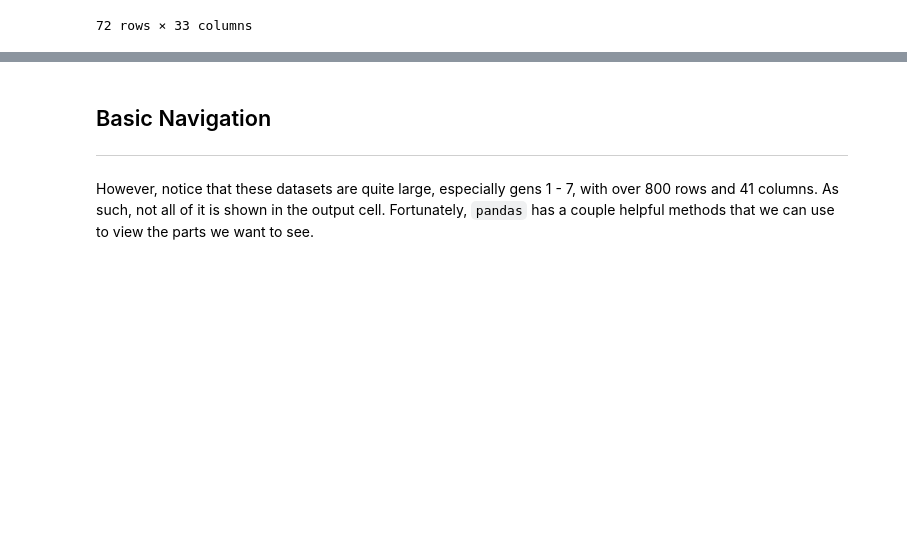
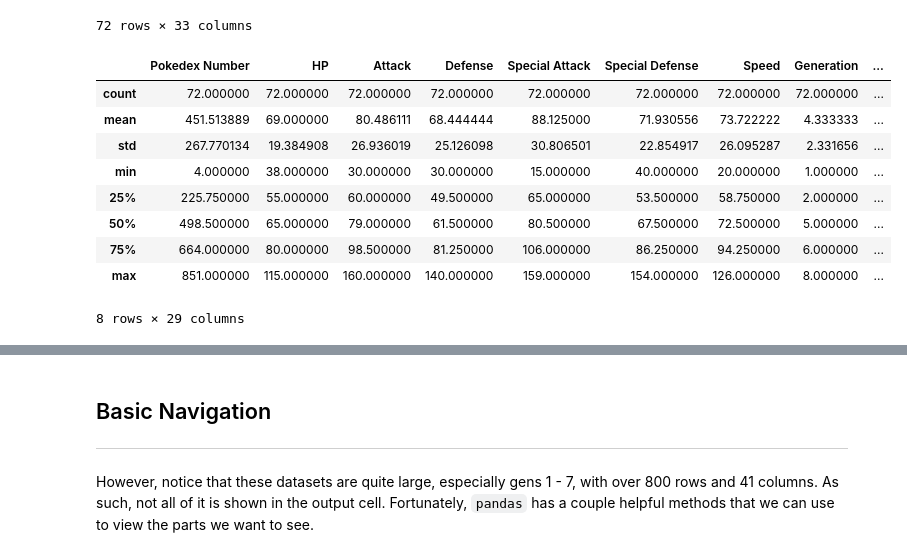
Before and after one commit to HackChart/data-analysis, a Jupyter notebook: Pokemon/pokemon_nb.ipynb, the cells around one changed output, grey strips where cells are left out. Cells and saved outputs as stored; diff of their text form; code cells hidden in the pictures; blank space fills up the shorter version.

```diff
--- a/Pokemon/pokemon_nb.ipynb
+++ b/Pokemon/pokemon_nb.ipynb
@@ -210,3 +210,16 @@ fire
 | 880 | 850 | Sizzlipede | Fire | Bug | 50 | 65 | 45 | 50 | 50 | ... |
 | 881 | 851 | Centiskorch | Fire | Bug | 100 | 115 | 65 | 90 | 90 | ... |
 72 rows × 33 columns
+# %%
+fire.describe()
+# %% [output]
+|  | Pokedex Number | HP | Attack | Defense | Special Attack | Special Defense | Speed | Generation | ... |
+| count | 72.000000 | 72.000000 | 72.000000 | 72.000000 | 72.000000 | 72.000000 | 72.000000 | 72.000000 | ... |
+| mean | 451.513889 | 69.000000 | 80.486111 | 68.444444 | 88.125000 | 71.930556 | 73.722222 | 4.333333 | ... |
+| std | 267.770134 | 19.384908 | 26.936019 | 25.126098 | 30.806501 | 22.854917 | 26.095287 | 2.331656 | ... |
+| min | 4.000000 | 38.000000 | 30.000000 | 30.000000 | 15.000000 | 40.000000 | 20.000000 | 1.000000 | ... |
+| 25% | 225.750000 | 55.000000 | 60.000000 | 49.500000 | 65.000000 | 53.500000 | 58.750000 | 2.000000 | ... |
+| 50% | 498.500000 | 65.000000 | 79.000000 | 61.500000 | 80.500000 | 67.500000 | 72.500000 | 5.000000 | ... |
+| 75% | 664.000000 | 80.000000 | 98.500000 | 81.250000 | 106.000000 | 86.250000 | 94.250000 | 6.000000 | ... |
+| max | 851.000000 | 115.000000 | 160.000000 | 140.000000 | 159.000000 | 154.000000 | 126.000000 | 8.000000 | ... |
+8 rows × 29 columns
```
Also changed, not shown: parts of 2 cells of this notebook.
